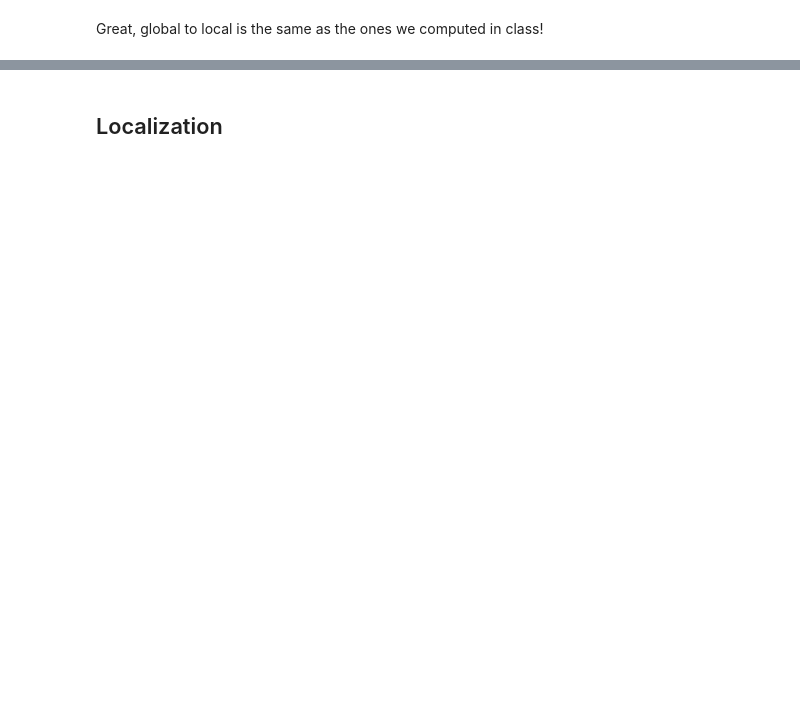
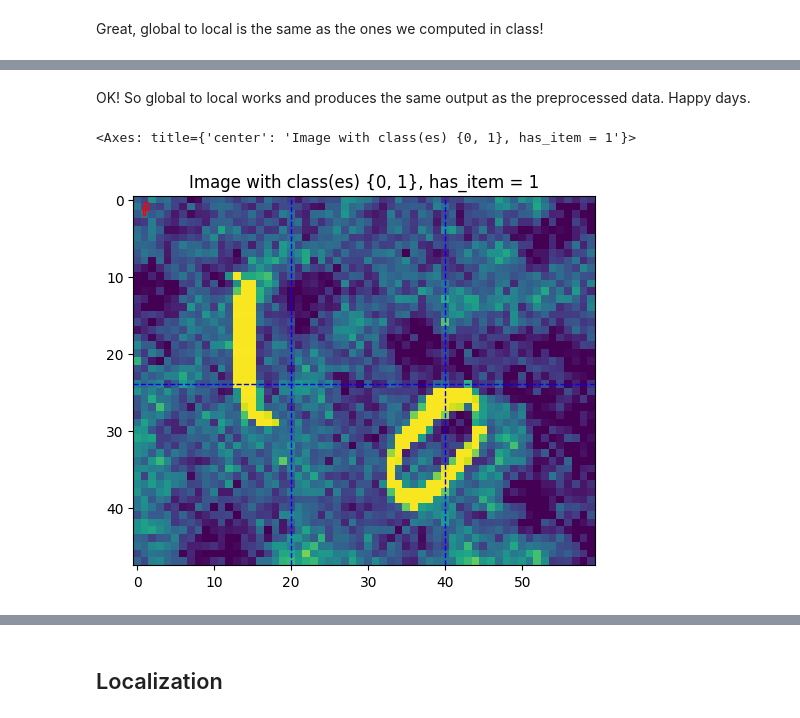
Before and after one commit to Freskoko/inf265_projects, a Jupyter notebook: assignments/src/project_2/Object_detection.ipynb, the cells around one changed output, grey strips where cells are left out. Saved outputs shown, nothing was run; the diff lists cells and outputs as text; code cells hidden in the pictures; blank space fills up the shorter version.

```diff
--- a/assignments/src/project_2/Object_detection.ipynb
+++ b/assignments/src/project_2/Object_detection.ipynb
@@ -285,2 +164,4 @@ def xywh_to_xyxy(bb):
+# %% [markdown]
+OK! So global to local works and produces the same output as the preprocessed data. Happy days.
 # %%
 def scale_vars(x,y,w,h):
@@ -294,3 +177,48 @@ def scale_vars(x,y,w,h):
     scaled_y = scaled_y - scaled_h / 2
 
     return scaled_x, scaled_y, scaled_w, scaled_h
+# %%
+def plot_image_boxes(img_pixels, global_coords_ls, ax):
+    img = img_pixels.permute(1, 2, 0)
+
+    ax.imshow(img)
+    # ax.grid(axis="y")
+
+    rows = 2
+    cols = 3
+    for r in range(1, rows):
+        ax.axhline(y=r*IMG_HEIGHT/rows, color='black', linestyle='--', linewidth=1)
+    for c in range(1, cols):
+        ax.axvline(x=c*IMG_WIDTH/cols, color='black', linestyle='--', linewidth=1)
+
+    items_in_img = set()
+
+    for coords in global_coords_ls:
+        is_item, x, y, w, h, class_label = coords
+        items_in_img.add(int(class_label))
+
+        scaled_x, scaled_y, scaled_w, scaled_h = global_to_local(x, y, w, h)
+
+        ax.add_patch(
+            patches.Rectangle(
+                (scaled_x, scaled_y),
+                scaled_w,
+                scaled_h,
+                linewidth=1,
+                edgecolor='r',
+                facecolor='none'
+            )
+        )
+
+    ax.set_title(f"Image with class(es) {items_in_img}, has_item = {int(is_item)}")
+    return ax
+# %%
+fig, axes = plt.subplots()
+
+img = dataset_train_imgs[0][0]
+global_coords = dataset_train[0]
+
+plot_image_boxes(img, global_coords, axes)
+# %% [output]
+<Axes: title={'center': 'Image with class(es) {0, 1}, has_item = 1'}>
+[figure, added]
```
Also changed, not shown: parts of 30 cells of this notebook.
